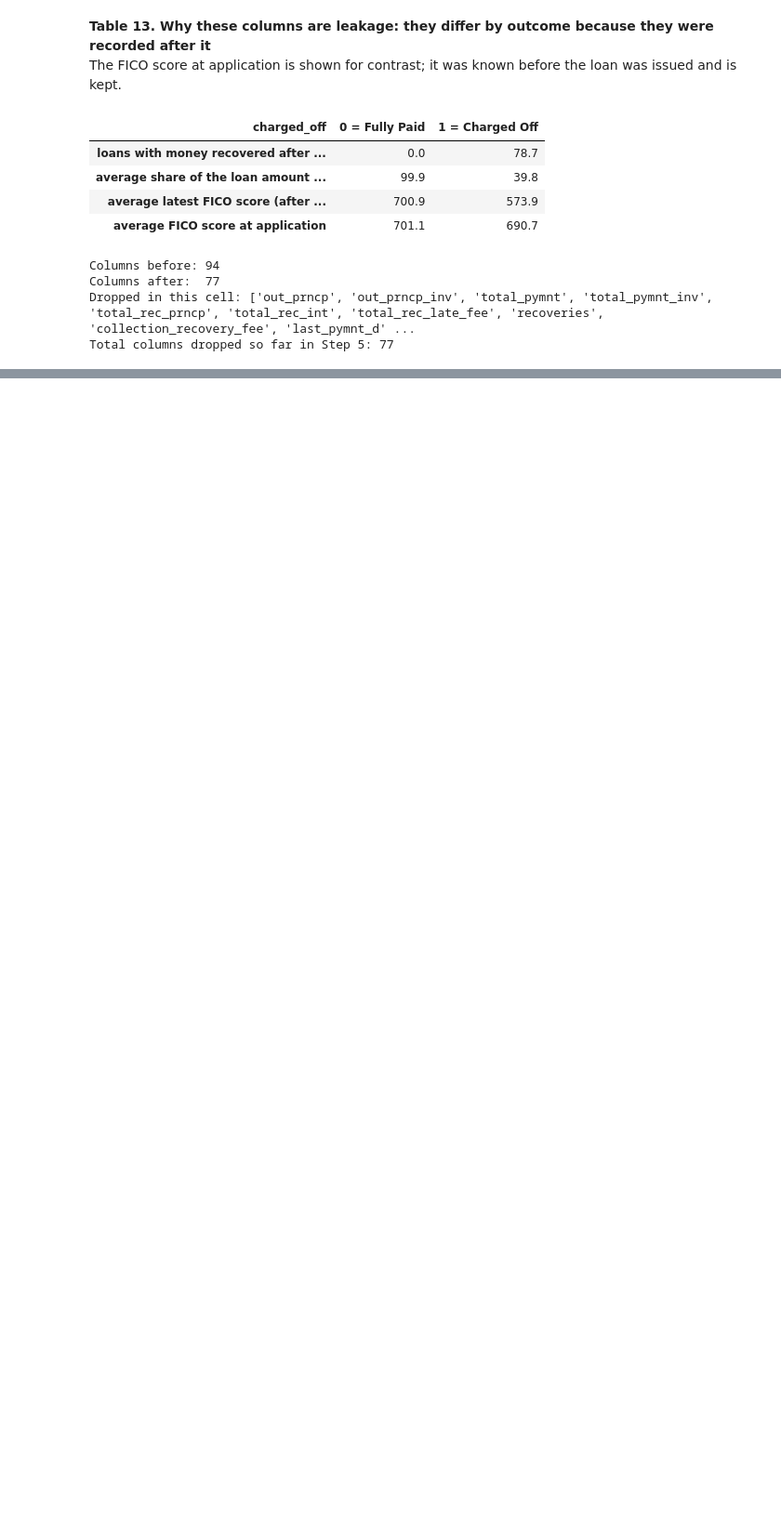
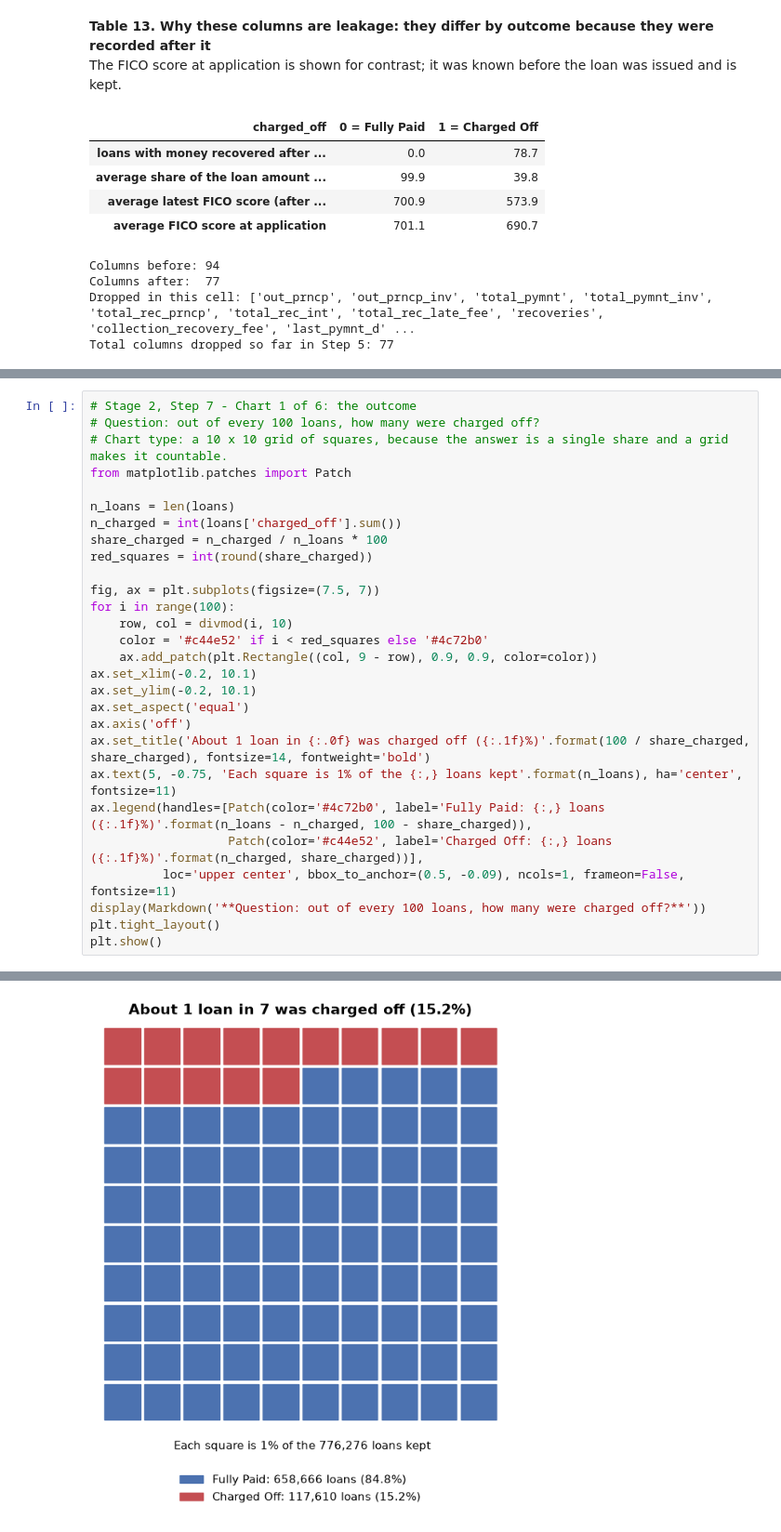
Before and after one commit to dhruvinn25/lending-club-eda, a Jupyter notebook: lending_club_1st_draft.ipynb, the cells around one changed output, grey strips where cells are left out. Shown at 93% size. Cells and saved outputs as stored; diff of their text form; blank space fills up the shorter version.

```diff
--- a/lending_club_1st_draft.ipynb
+++ b/lending_club_1st_draft.ipynb
@@ -1268,0 +1731,29 @@ Columns that still have missing values: {'emp_length': 44755, 'dti': 9}
+# %%
+# Stage 2, Step 7 - Chart 1 of 6: the outcome
+# Question: out of every 100 loans, how many were charged off?
+# Chart type: a 10 x 10 grid of squares, because the answer is a single share and a grid makes it countable.
+from matplotlib.patches import Patch
+
+n_loans = len(loans)
+n_charged = int(loans['charged_off'].sum())
+share_charged = n_charged / n_loans * 100
+red_squares = int(round(share_charged))
+
+fig, ax = plt.subplots(figsize=(7.5, 7))
+for i in range(100):
+    row, col = divmod(i, 10)
+    color = '#c44e52' if i < red_squares else '#4c72b0'
+    ax.add_patch(plt.Rectangle((col, 9 - row), 0.9, 0.9, color=color))
+ax.set_xlim(-0.2, 10.1)
+ax.set_ylim(-0.2, 10.1)
+ax.set_aspect('equal')
+ax.axis('off')
+ax.set_title('About 1 loan in {:.0f} was charged off ({:.1f}%)'.format(100 / share_charged, share_charged), fontsize=14, fontweight='bold')
+ax.text(5, -0.75, 'Each square is 1% of the {:,} loans kept'.format(n_loans), ha='center', fontsize=11)
+ax.legend(handles=[Patch(color='#4c72b0', label='Fully Paid: {:,} loans ({:.1f}%)'.format(n_loans - n_charged, 100 - share_charged)),
+                   Patch(color='#c44e52', label='Charged Off: {:,} loans ({:.1f}%)'.format(n_charged, share_charged))],
+          loc='upper center', bbox_to_anchor=(0.5, -0.09), ncols=1, frameon=False, fontsize=11)
+display(Markdown('**Question: out of every 100 loans, how many were charged off?**'))
+plt.tight_layout()
+plt.show()
+# %% [output]
@@ -1268,0 +1761 @@ Columns that still have missing values: {'emp_length': 44755, 'dti': 9}
+[figure, added]
```
Also changed, not shown: parts of 43 cells of this notebook.
